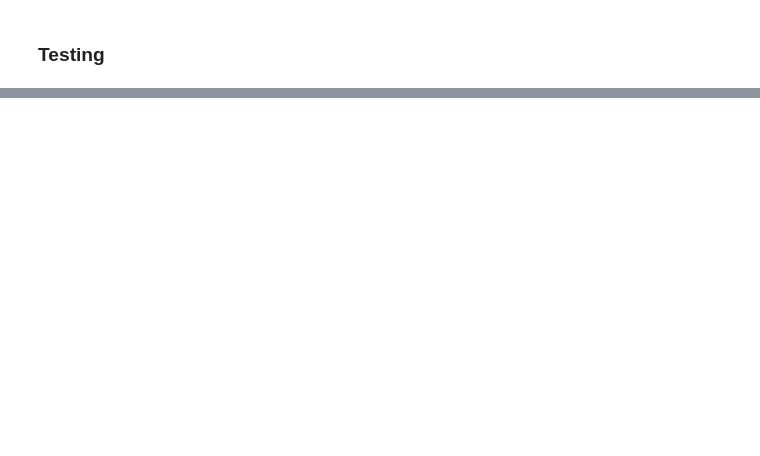
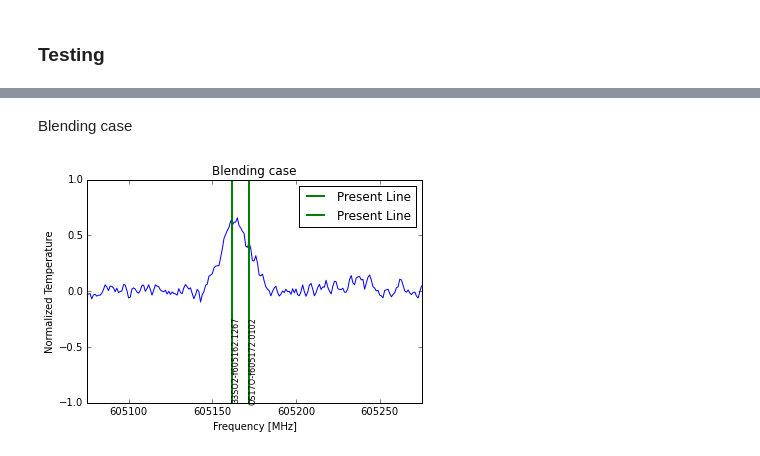
Before and after one commit to aariveros/Tesis-aariveros, a Jupyter notebook: Tesis-aariveros.ipynb, the cells around one changed output, grey strips where cells are left out. Drawn from its saved outputs; the diff is of its cells as text; code cells hidden in the pictures; blank space fills up the shorter version.

```diff
--- a/Tesis-aariveros.ipynb
+++ b/Tesis-aariveros.ipynb
@@ -266,0 +332,33 @@ from astropy.io import fits
+# %% [markdown]
+Blending case
+# %%
+file_path = "data/cube_fixed_width_6.fits"
+train_pixel = (1, 1)
+x = get_freq_index_from_params(cube_params)
+y = get_values_filtered_normalized(file_path, train_pixel, cube_params)
+plt.plot(x, y)
+plt.legend(loc='upper right')
+plt.xlim(xmin = 605075, xmax = 605275)
+plt.ylim(ymin = -1,ymax = 1)
+
+lines = get_lines_from_fits(file_path)
+current_isotopes = [""]
+for line in lines:
+    isotope_frequency = int(line[1])
+    isotope_name = line[0] + "-f" + str(line[1])
+    if isotope_frequency in range(605075, 605275) \
+    and line[0] not in current_isotopes:
+        # Shows lines really present
+        plt.axvline(x=isotope_frequency, ymin=0, ymax= 3, color='g', linewidth=2, label='Present Line')
+        plt.text(isotope_frequency, -0.3, isotope_name, size='8', rotation='vertical')
+        current_isotopes.append(line[0])
+
+plt.title("Blending case")
+plt.xlabel("Frequency [MHz]")
+ax = plt.gca()
+ax.get_xaxis().get_major_formatter().set_useOffset(False)
+plt.ylabel("Normalized Temperature")
+plt.legend()
+plt.show()
+# %% [output]
+[figure, added]
```
Also changed, not shown: parts of 26 cells of this notebook, 13 other files.
